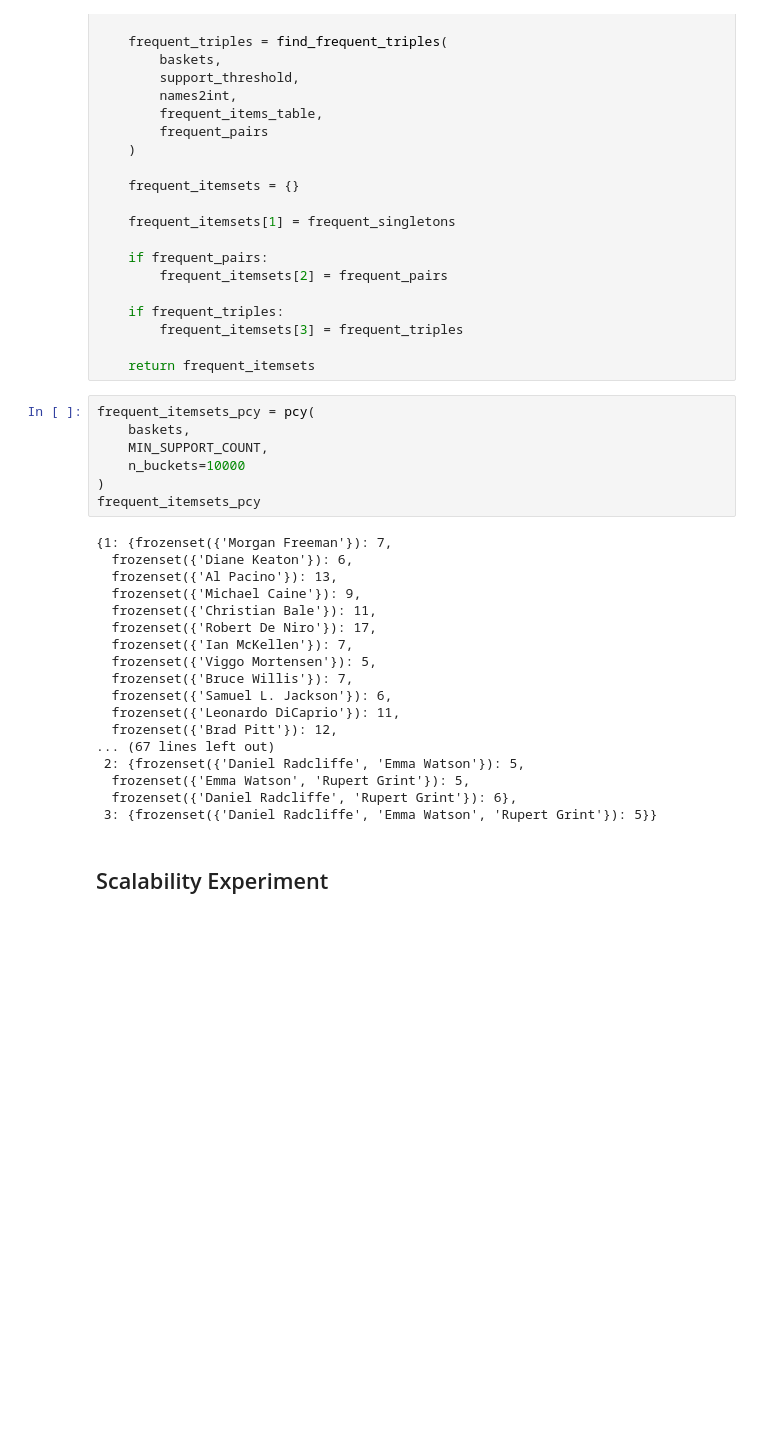
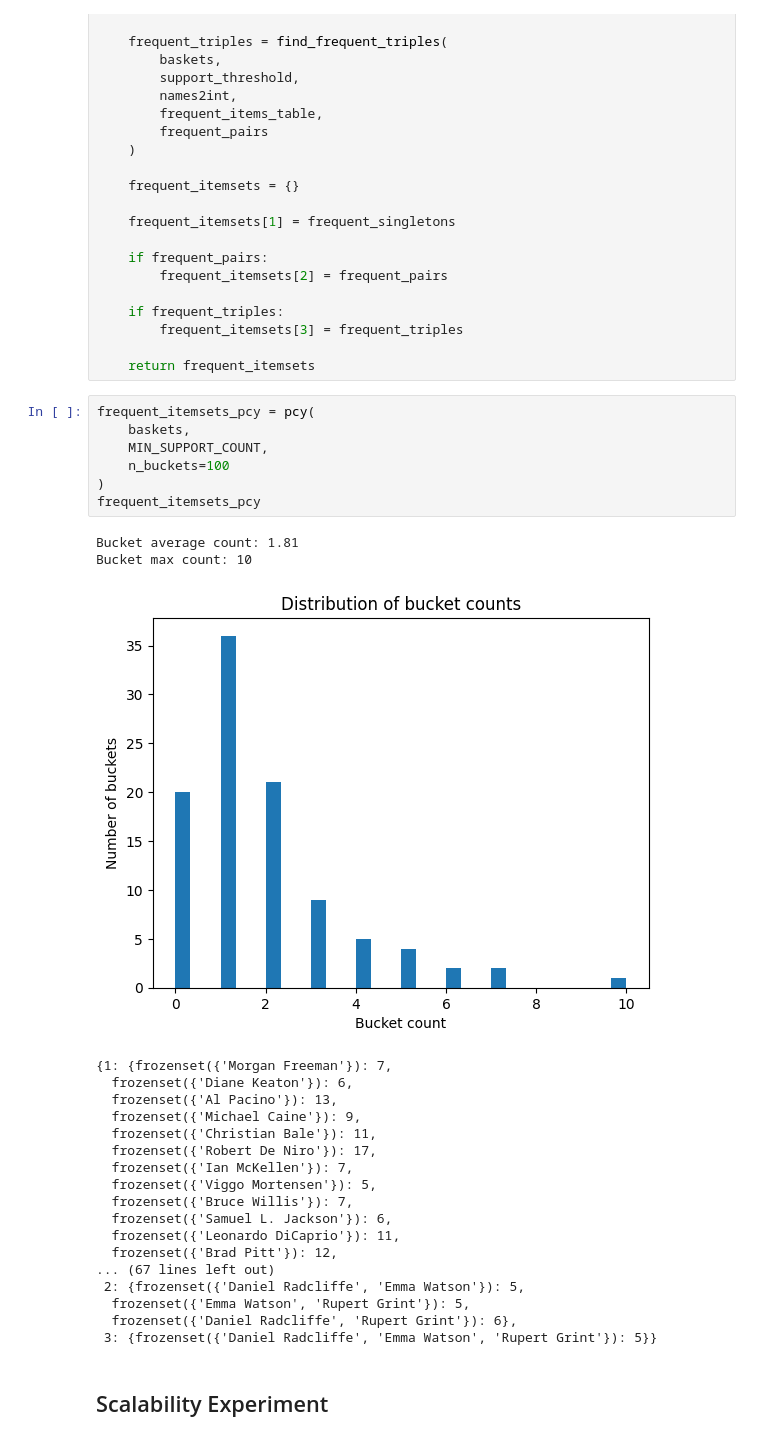
Before and after one commit to leilacielok/market_basket_analysis, a Jupyter notebook: project.ipynb, the cells around one changed output. Cells and saved outputs as stored; diff of their text form; blank space fills up the shorter version.

```diff
--- a/project.ipynb
+++ b/project.ipynb
@@ -385,28 +396,31 @@ def pcy(baskets, support_threshold, n_buckets=10000):
 # %%
 frequent_itemsets_pcy = pcy(
     baskets,
     MIN_SUPPORT_COUNT,
-    n_buckets=10000
+    n_buckets=100
 )
 frequent_itemsets_pcy
 # %% [output]
-{1: {frozenset({'Morgan Freeman'}): 7,
-  frozenset({'Diane Keaton'}): 6,
-  frozenset({'Al Pacino'}): 13,
-  frozenset({'Michael Caine'}): 9,
-  frozenset({'Christian Bale'}): 11,
-  frozenset({'Robert De Niro'}): 17,
-  frozenset({'Ian McKellen'}): 7,
-  frozenset({'Viggo Mortensen'}): 5,
-  frozenset({'Bruce Willis'}): 7,
-  frozenset({'Samuel L. Jackson'}): 6,
-  frozenset({'Leonardo DiCaprio'}): 11,
-  frozenset({'Brad Pitt'}): 12,
-... (67 lines left out)
- 2: {frozenset({'Daniel Radcliffe', 'Emma Watson'}): 5,
-  frozenset({'Emma Watson', 'Rupert Grint'}): 5,
-  frozenset({'Daniel Radcliffe', 'Rupert Grint'}): 6},
- 3: {frozenset({'Daniel Radcliffe', 'Emma Watson', 'Rupert Grint'}): 5}}
+Bucket average count: 1.81
+Bucket max count: 10
+[figure, added]
+{1: {frozenset({'Morgan Freeman'}): 7,
+  frozenset({'Diane Keaton'}): 6,
+  frozenset({'Al Pacino'}): 13,
+  frozenset({'Michael Caine'}): 9,
+  frozenset({'Christian Bale'}): 11,
+  frozenset({'Robert De Niro'}): 17,
+  frozenset({'Ian McKellen'}): 7,
+  frozenset({'Viggo Mortensen'}): 5,
+  frozenset({'Bruce Willis'}): 7,
+  frozenset({'Samuel L. Jackson'}): 6,
+  frozenset({'Leonardo DiCaprio'}): 11,
+  frozenset({'Brad Pitt'}): 12,
+... (67 lines left out)
+ 2: {frozenset({'Daniel Radcliffe', 'Emma Watson'}): 5,
+  frozenset({'Emma Watson', 'Rupert Grint'}): 5,
+  frozenset({'Daniel Radcliffe', 'Rupert Grint'}): 6},
+ 3: {frozenset({'Daniel Radcliffe', 'Emma Watson', 'Rupert Grint'}): 5}}
 # %% [markdown]
 ## Scalability Experiment
 # %%
```
Also changed, not shown: parts of 3 cells of this notebook.
